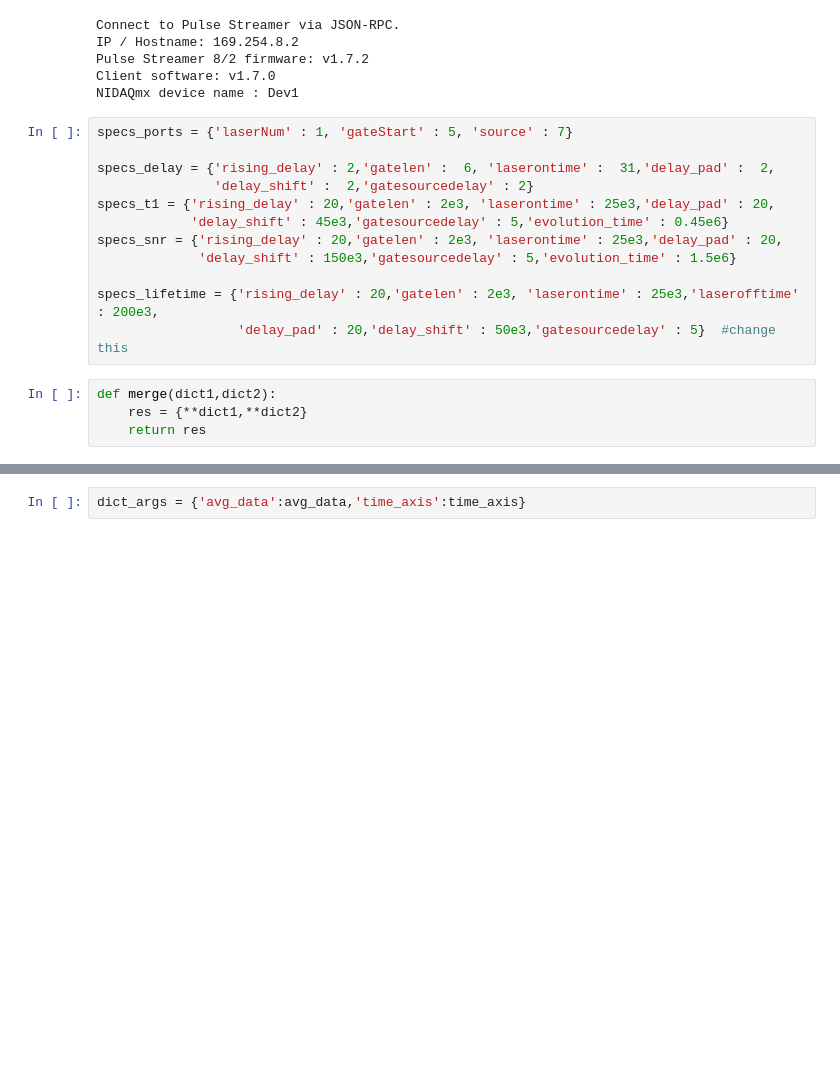
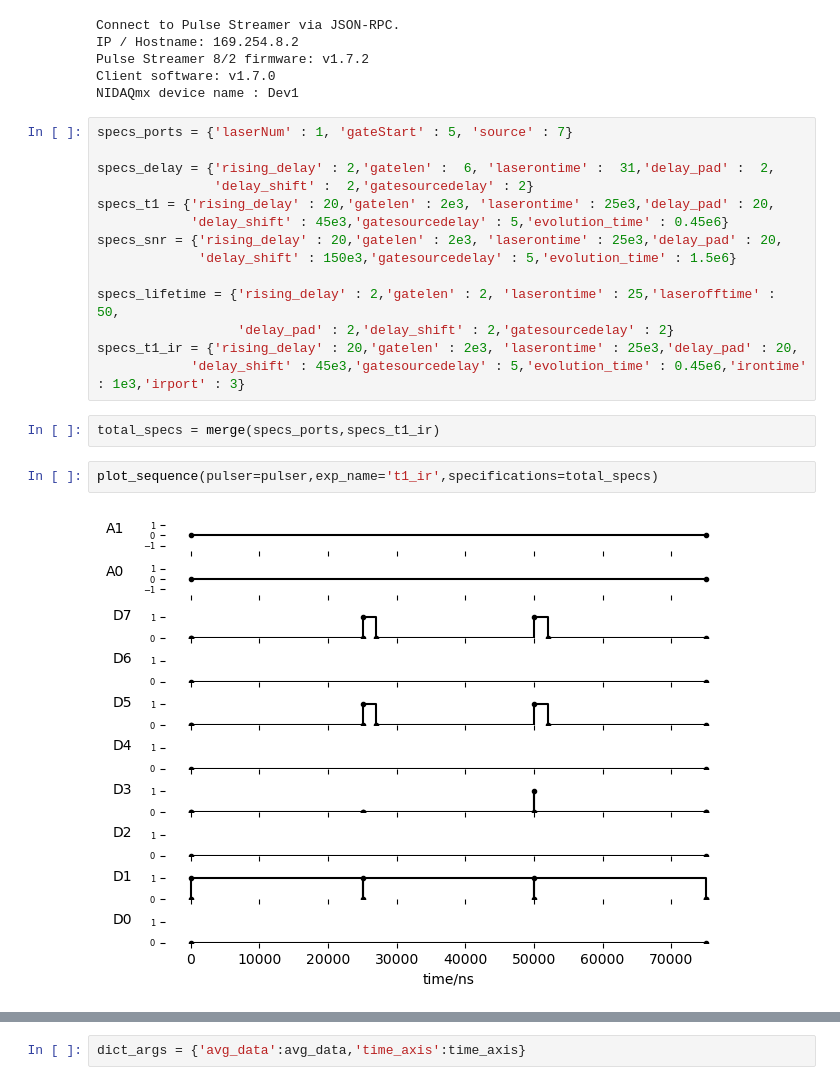
Before and after one commit to ghoshatanu857/Instrument_Automation, a Jupyter notebook: Experimental_Applications/rename_experiment.ipynb, the cells around one changed output, grey strips where cells are left out. Drawn from its saved outputs; the diff is of its cells as text; blank space fills up the shorter version.

```diff
--- a/Experimental_Applications/rename_experiment.ipynb
+++ b/Experimental_Applications/rename_experiment.ipynb
@@ -38,9 +38,13 @@ specs_t1 = {'rising_delay' : 20,'gatelen' : 2e3, 'laserontime' : 25e3,'delay_pad
 specs_snr = {'rising_delay' : 20,'gatelen' : 2e3, 'laserontime' : 25e3,'delay_pad' : 20,
              'delay_shift' : 150e3,'gatesourcedelay' : 5,'evolution_time' : 1.5e6}
 
-specs_lifetime = {'rising_delay' : 20,'gatelen' : 2e3, 'laserontime' : 25e3,'laserofftime' : 200e3,
-                  'delay_pad' : 20,'delay_shift' : 50e3,'gatesourcedelay' : 5}  #change this
+specs_lifetime = {'rising_delay' : 2,'gatelen' : 2, 'laserontime' : 25,'laserofftime' : 50,
+                  'delay_pad' : 2,'delay_shift' : 2,'gatesourcedelay' : 2}
+specs_t1_ir = {'rising_delay' : 20,'gatelen' : 2e3, 'laserontime' : 25e3,'delay_pad' : 20,
+            'delay_shift' : 45e3,'gatesourcedelay' : 5,'evolution_time' : 0.45e6,'irontime' : 1e3,'irport' : 3}
-# %%
-def merge(dict1,dict2):
-    res = {**dict1,**dict2}
-    return res
+# %%
+total_specs = merge(specs_ports,specs_t1_ir)
+# %%
+plot_sequence(pulser=pulser,exp_name='t1_ir',specifications=total_specs)
+# %% [output]
+[figure, added]
```
Also changed, not shown: parts of 3 cells of this notebook, 1 other file.
